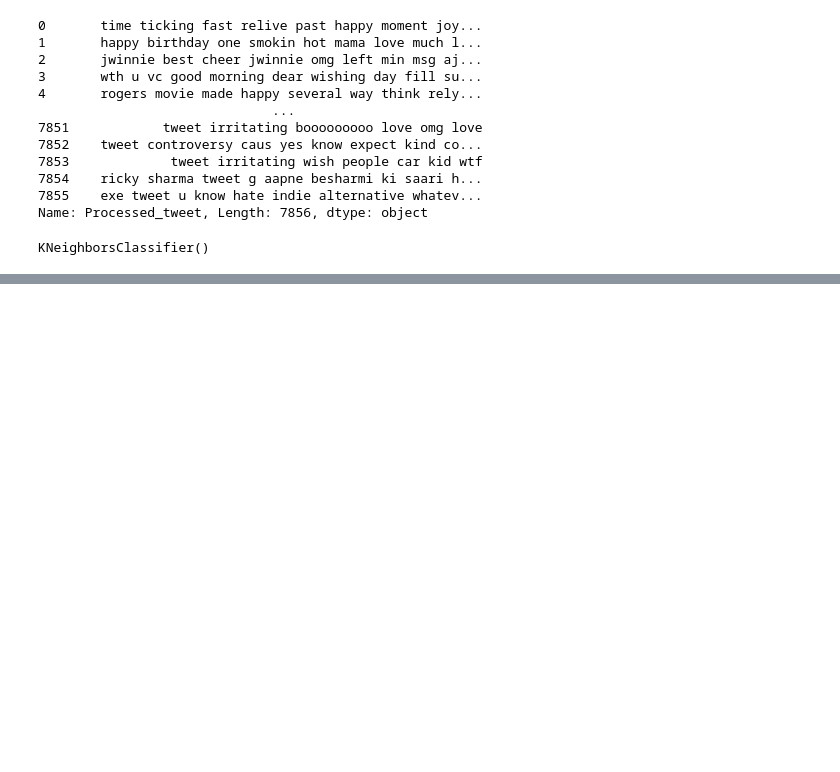
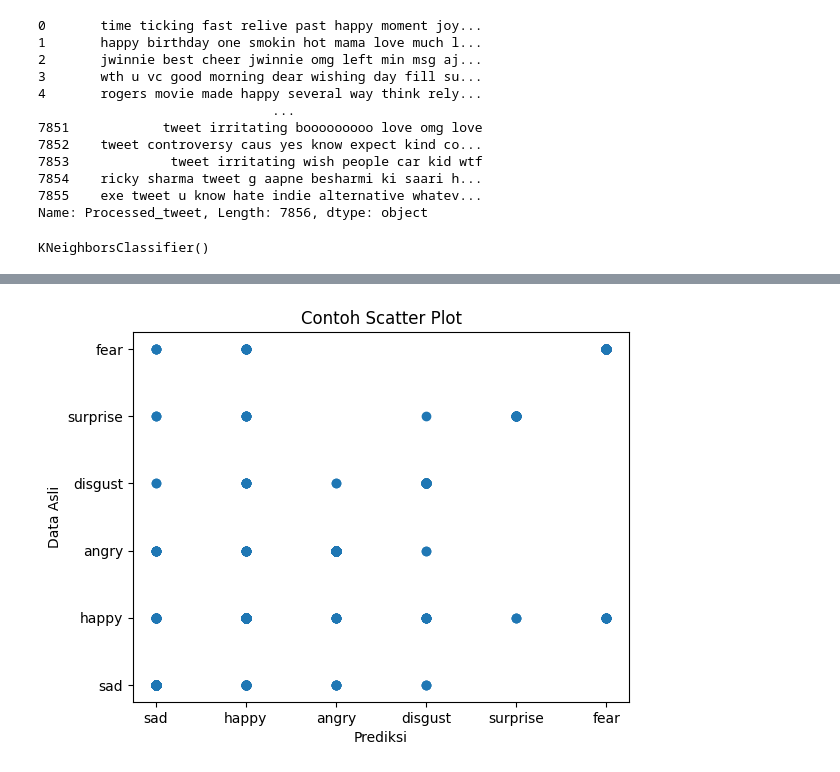
Before and after one commit to alvinmr/datamining-klp13, a Jupyter notebook: dt.ipynb, the cells around one changed output, grey strips where cells are left out. Cells and saved outputs as stored; diff of their text form; code cells hidden in the pictures; blank space fills up the shorter version.

```diff
--- a/dt.ipynb
+++ b/dt.ipynb
@@ -106,0 +146,15 @@ weighted avg       0.65      0.65      0.64      1572
+# %%
+import matplotlib.pyplot as plt
+
+# Membuat scatter plot
+plt.scatter(y_pred_dt, y_test)
+
+# Menambahkan judul dan label sumbu
+plt.title('Contoh Scatter Plot')
+plt.xlabel('Prediksi')
+plt.ylabel('Data Asli')
+
+# Menampilkan scatter plot
+plt.show()
+# %% [output]
+[figure, added]
```
Also changed, not shown: parts of 7 cells of this notebook, 2 other files.
